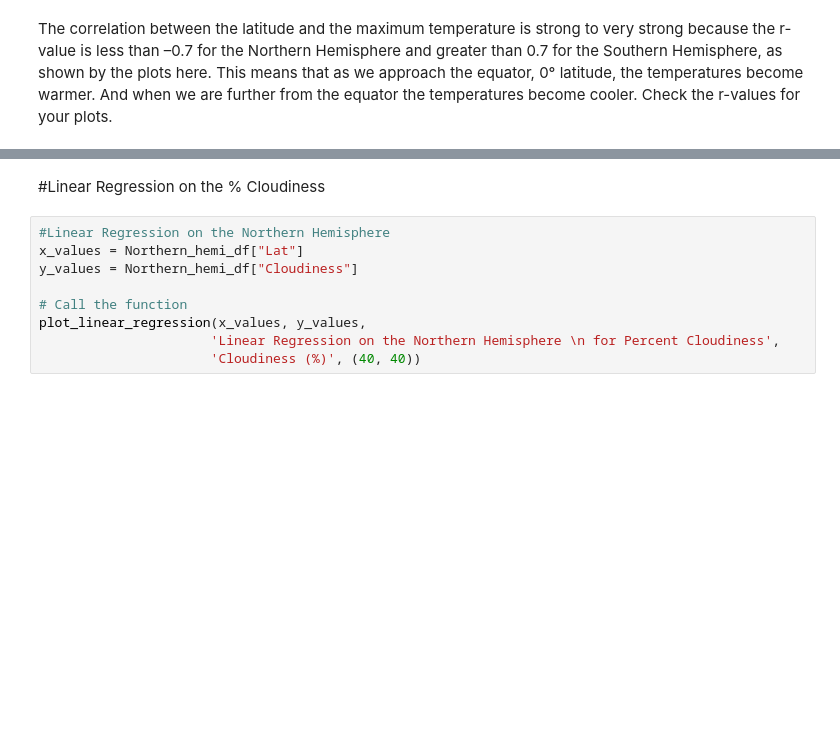
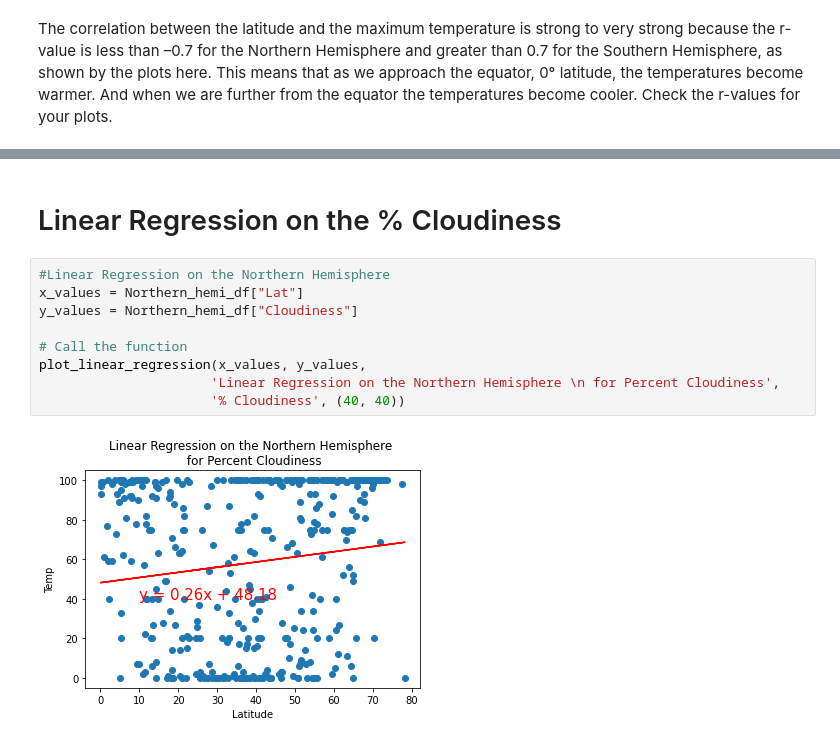
Before and after one commit to siddi582/WorldWeather, a Jupyter notebook: API_practice.ipynb, the cells around one changed output, grey strips where cells are left out. Saved outputs shown, nothing was run; the diff lists cells and outputs as text; blank space fills up the shorter version.

Commit message:
Linear Regression input Complete

```diff
--- a/API_practice.ipynb
+++ b/API_practice.ipynb
@@ -392,14 +461,16 @@ plot_linear_regression(x_values, y_values,
 # %% [markdown]
-#Linear Regression on the % Cloudiness
+# Linear Regression on the % Cloudiness
 # %%
 #Linear Regression on the Northern Hemisphere
 x_values = Northern_hemi_df["Lat"]
 y_values = Northern_hemi_df["Cloudiness"]
 
 # Call the function
 plot_linear_regression(x_values, y_values,
                       'Linear Regression on the Northern Hemisphere \n for Percent Cloudiness',
-                      'Cloudiness (%)', (40, 40))
+                      '% Cloudiness', (40, 40))
+# %% [output]
+[figure, added]
 # %%
 #Linear Regression on the Southern Hemisphere
 x_values = Southern_hemi_df["Lat"]
```
Also changed, not shown: parts of 25 cells of this notebook, 5 other files.
